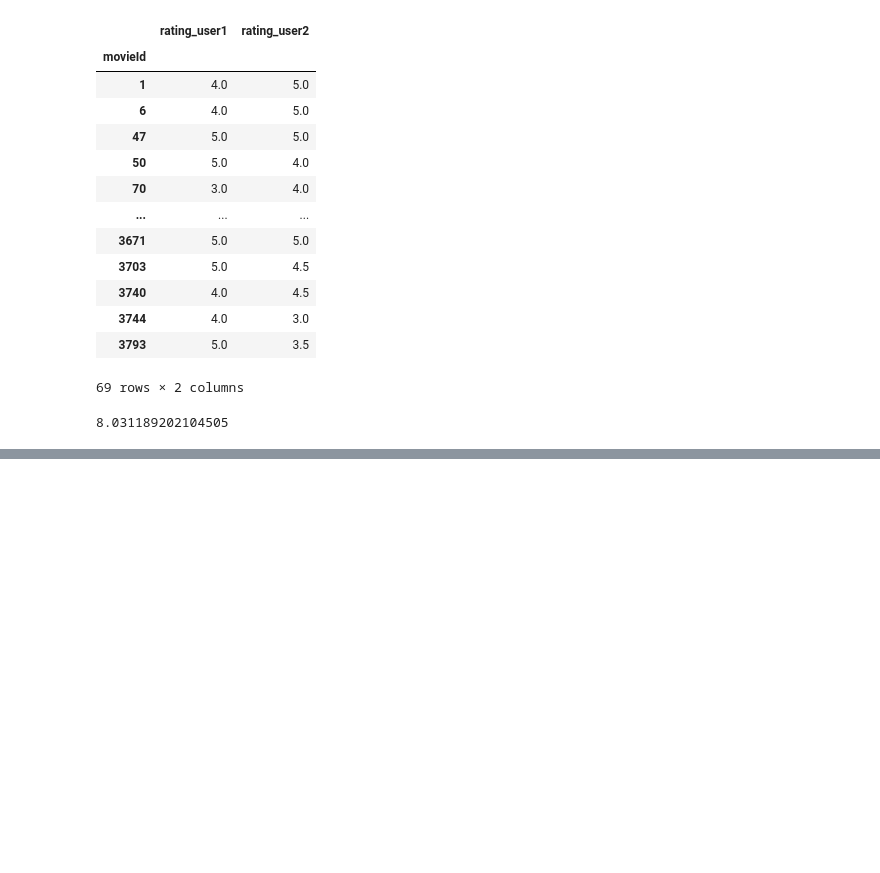
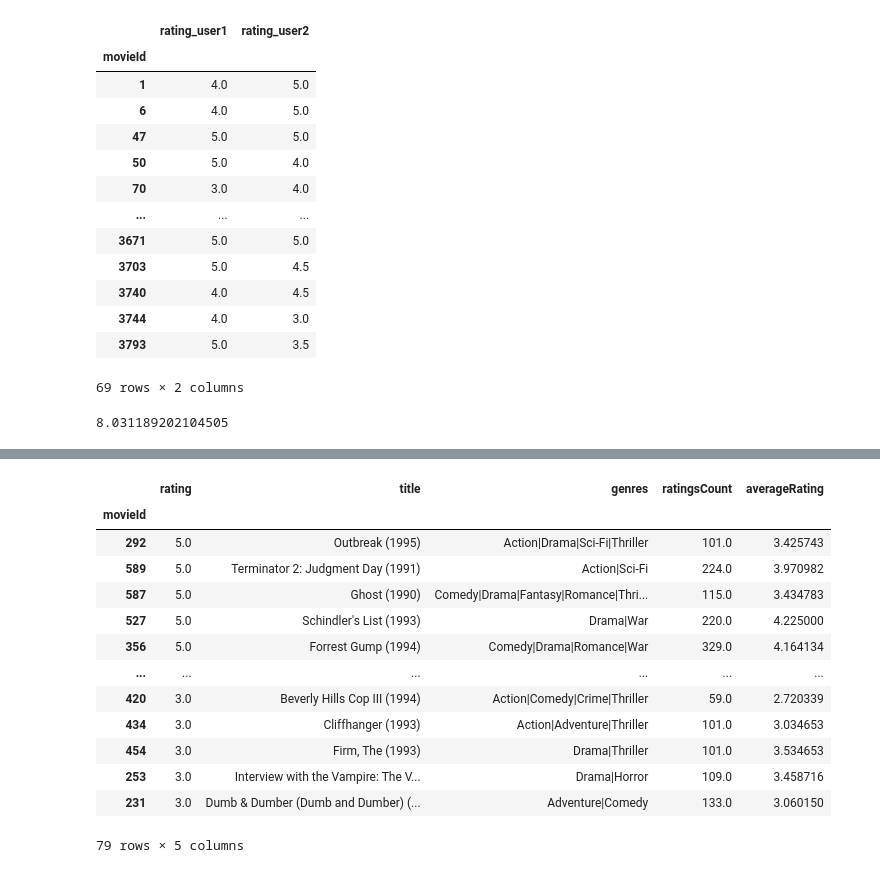
Before and after one commit to Harry-Turner/Python, a Jupyter notebook: ML_MovieRecommender.ipynb, the cells around one changed output, grey strips where cells are left out. Saved outputs shown, nothing was run; the diff lists cells and outputs as text; code cells hidden in the pictures; blank space fills up the shorter version.

Commit message:
Updated to use other users info and responses and base movie recommendation off of them

```diff
--- a/ML_MovieRecommender.ipynb
+++ b/ML_MovieRecommender.ipynb
@@ -205,0 +259,15 @@ numpy.linalg.norm(user1_compared - user2_compared)
+# %%
+# Function to find closest users to given id
+def find_top_similar_users(userId):
+
+  distances_to_user = find_relative_distances(userId)
+
+  distances_to_user = distances_to_user.sort_values("distance")
+
+  distances_to_user = distances_to_user.set_index("userId")
+
+  return distances_to_user
+
+SAMPLE_USER_ID = 9
+
+find_top_similar_users(SAMPLE_USER_ID).head(20)
@@ -205,0 +293,41 @@ numpy.linalg.norm(user1_compared - user2_compared)
+# %%
+# Function to show movies that have been unwatched by given user that would be reommended
+def make_movie_recommendation(userId):
+
+  user_ratings = find_user_ratings(userId) # Find all ratings by given user
+
+  top_similar_users = find_top_similar_users(userId) # Find users who have rated similarly
+
+  MOST_SIMILAR = 0 # Define distance it should be between user and client
+
+  most_similar_user = top_similar_users.iloc[MOST_SIMILAR] # Find most similar user
+
+  most_similar_user_ratings = find_user_ratings(most_similar_user.name) # Get ratings of movies given by another user
+
+  # Get movies that the user has not watched but similar client has
+  unwatched_movies = most_similar_user_ratings.drop(user_ratings.index, errors = "ignore")
+
+  # Sort movie list by rating highest first
+  unwatched_movies = unwatched_movies.sort_values("rating", ascending = False)
+
+  # Join back to table with names
+  recommended_movies = unwatched_movies.join(movies_dataframe)
+
+  return recommended_movies
+
+make_movie_recommendation(SAMPLE_USER_ID)
+# %% [output]
+|  | rating | title | genres | ratingsCount | averageRating |
+| movieId |  |  |  |  |  |
+| 292 | 5.0 | Outbreak (1995) | Action|Drama|Sci-Fi|Thriller | 101.0 | 3.425743 |
+| 589 | 5.0 | Terminator 2: Judgment Day (1991) | Action|Sci-Fi | 224.0 | 3.970982 |
+| 587 | 5.0 | Ghost (1990) | Comedy|Drama|Fantasy|Romance|Thri... | 115.0 | 3.434783 |
+| 527 | 5.0 | Schindler's List (1993) | Drama|War | 220.0 | 4.225000 |
+| 356 | 5.0 | Forrest Gump (1994) | Comedy|Drama|Romance|War | 329.0 | 4.164134 |
+| ... | ... | ... | ... | ... | ... |
+| 420 | 3.0 | Beverly Hills Cop III (1994) | Action|Comedy|Crime|Thriller | 59.0 | 2.720339 |
+| 434 | 3.0 | Cliffhanger (1993) | Action|Adventure|Thriller | 101.0 | 3.034653 |
+| 454 | 3.0 | Firm, The (1993) | Drama|Thriller | 101.0 | 3.534653 |
+| 253 | 3.0 | Interview with the Vampire: The V... | Drama|Horror | 109.0 | 3.458716 |
+| 231 | 3.0 | Dumb & Dumber (Dumb and Dumber) (... | Adventure|Comedy | 133.0 | 3.060150 |
+79 rows × 5 columns
```
Also changed, not shown: parts of 6 cells of this notebook.
